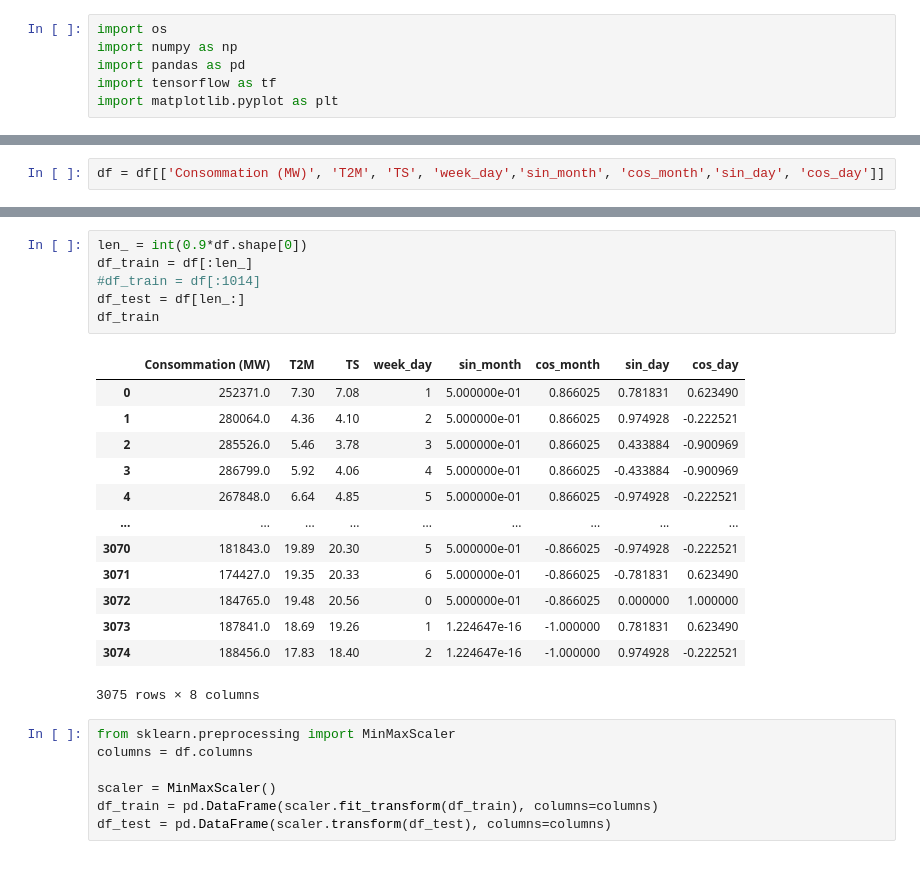
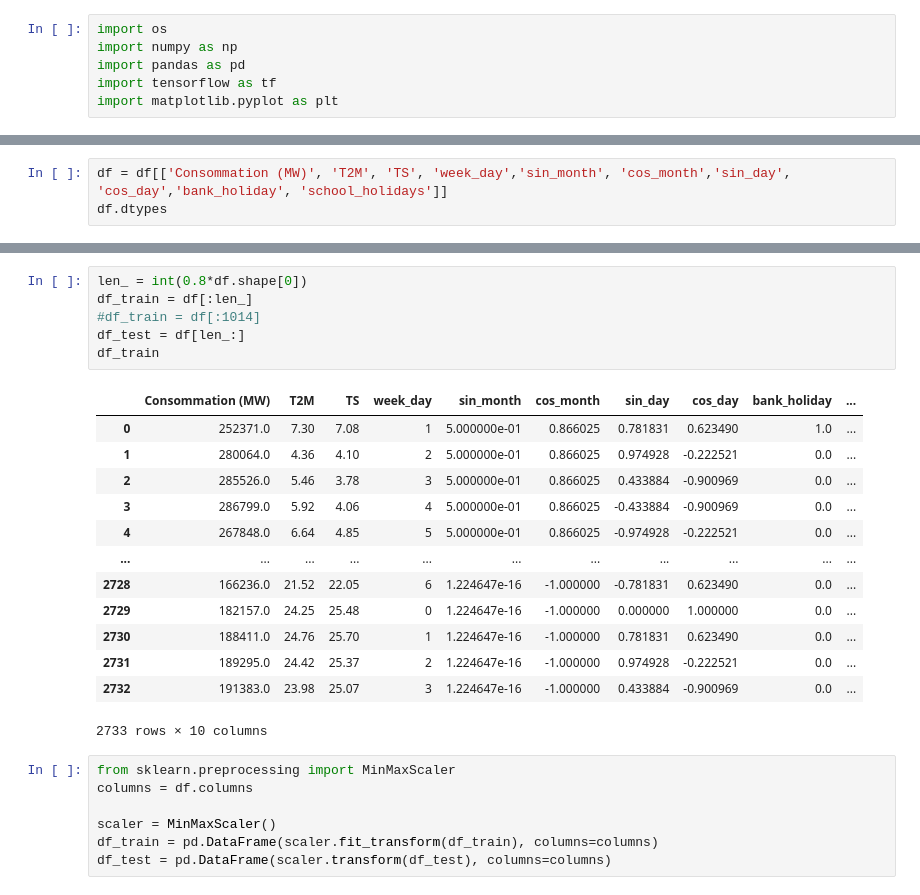
Before and after one commit to thomasbordier/forecast_energy_consumption, a Jupyter notebook: notebooks/thomas_model_DL_sequence_successive_grid.ipynb, the cells around one changed output, grey strips where cells are left out. Drawn from its saved outputs; the diff is of its cells as text.

```diff
--- a/notebooks/thomas_model_DL_sequence_successive_grid.ipynb
+++ b/notebooks/thomas_model_DL_sequence_successive_grid.ipynb
@@ -25,3 +31,4 @@ Index(['Date', 'Code INSEE région', 'Consommation (MW)', 'Thermique (MW)',
       dtype='object')
 # %%
-df = df[['Consommation (MW)', 'T2M', 'TS', 'week_day','sin_month', 'cos_month','sin_day', 'cos_day']]
+df = df[['Consommation (MW)', 'T2M', 'TS', 'week_day','sin_month', 'cos_month','sin_day', 'cos_day','bank_holiday', 'school_holidays']]
+df.dtypes
@@ -28,23 +47,23 @@ df = df[['Consommation (MW)', 'T2M', 'TS', 'week_day','sin_month', 'cos_month','
 # %%
-len_ = int(0.9*df.shape[0])
+len_ = int(0.8*df.shape[0])
 df_train = df[:len_]
 #df_train = df[:1014]
 df_test = df[len_:]
 df_train
 # %% [output]
-|  | Consommation (MW) | T2M | TS | week_day | sin_month | cos_month | sin_day | cos_day |
-| 0 | 252371.0 | 7.30 | 7.08 | 1 | 5.000000e-01 | 0.866025 | 0.781831 | 0.623490 |
-| 1 | 280064.0 | 4.36 | 4.10 | 2 | 5.000000e-01 | 0.866025 | 0.974928 | -0.222521 |
-| 2 | 285526.0 | 5.46 | 3.78 | 3 | 5.000000e-01 | 0.866025 | 0.433884 | -0.900969 |
-| 3 | 286799.0 | 5.92 | 4.06 | 4 | 5.000000e-01 | 0.866025 | -0.433884 | -0.900969 |
-| 4 | 267848.0 | 6.64 | 4.85 | 5 | 5.000000e-01 | 0.866025 | -0.974928 | -0.222521 |
-| ... | ... | ... | ... | ... | ... | ... | ... | ... |
-| 3070 | 181843.0 | 19.89 | 20.30 | 5 | 5.000000e-01 | -0.866025 | -0.974928 | -0.222521 |
-| 3071 | 174427.0 | 19.35 | 20.33 | 6 | 5.000000e-01 | -0.866025 | -0.781831 | 0.623490 |
-| 3072 | 184765.0 | 19.48 | 20.56 | 0 | 5.000000e-01 | -0.866025 | 0.000000 | 1.000000 |
-| 3073 | 187841.0 | 18.69 | 19.26 | 1 | 1.224647e-16 | -1.000000 | 0.781831 | 0.623490 |
-| 3074 | 188456.0 | 17.83 | 18.40 | 2 | 1.224647e-16 | -1.000000 | 0.974928 | -0.222521 |
+|  | Consommation (MW) | T2M | TS | week_day | sin_month | cos_month | sin_day | cos_day | bank_holiday | ... |
+| 0 | 252371.0 | 7.30 | 7.08 | 1 | 5.000000e-01 | 0.866025 | 0.781831 | 0.623490 | 1.0 | ... |
+| 1 | 280064.0 | 4.36 | 4.10 | 2 | 5.000000e-01 | 0.866025 | 0.974928 | -0.222521 | 0.0 | ... |
+| 2 | 285526.0 | 5.46 | 3.78 | 3 | 5.000000e-01 | 0.866025 | 0.433884 | -0.900969 | 0.0 | ... |
+| 3 | 286799.0 | 5.92 | 4.06 | 4 | 5.000000e-01 | 0.866025 | -0.433884 | -0.900969 | 0.0 | ... |
+| 4 | 267848.0 | 6.64 | 4.85 | 5 | 5.000000e-01 | 0.866025 | -0.974928 | -0.222521 | 0.0 | ... |
+| ... | ... | ... | ... | ... | ... | ... | ... | ... | ... | ... |
+| 2728 | 166236.0 | 21.52 | 22.05 | 6 | 1.224647e-16 | -1.000000 | -0.781831 | 0.623490 | 0.0 | ... |
+| 2729 | 182157.0 | 24.25 | 25.48 | 0 | 1.224647e-16 | -1.000000 | 0.000000 | 1.000000 | 0.0 | ... |
+| 2730 | 188411.0 | 24.76 | 25.70 | 1 | 1.224647e-16 | -1.000000 | 0.781831 | 0.623490 | 0.0 | ... |
+| 2731 | 189295.0 | 24.42 | 25.37 | 2 | 1.224647e-16 | -1.000000 | 0.974928 | -0.222521 | 0.0 | ... |
+| 2732 | 191383.0 | 23.98 | 25.07 | 3 | 1.224647e-16 | -1.000000 | 0.433884 | -0.900969 | 0.0 | ... |
-3075 rows × 8 columns
+2733 rows × 10 columns
 # %%
 from sklearn.preprocessing import MinMaxScaler
 columns = df.columns
```
Also changed, not shown: parts of 8 cells of this notebook, 2 other files.
